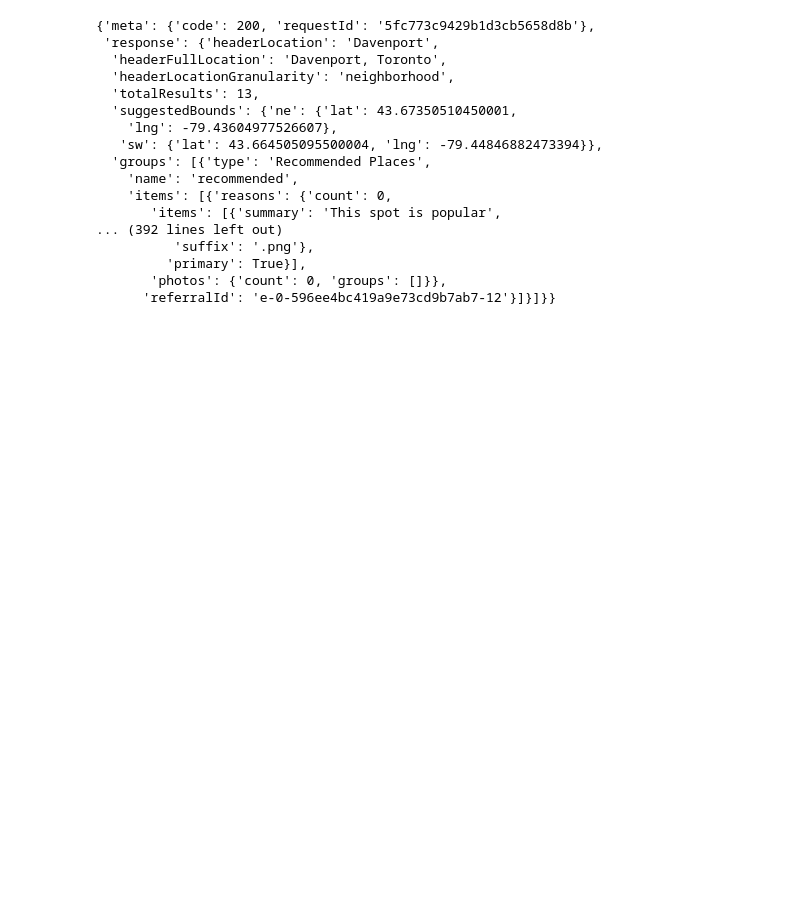
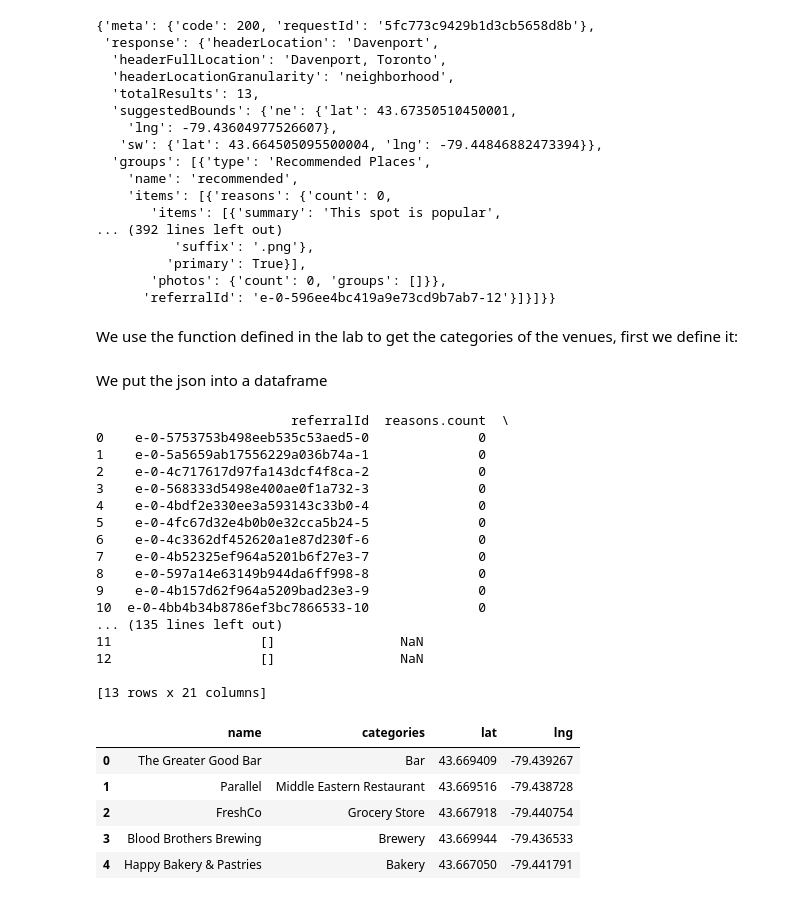
Before and after one commit to amitroy2006/Capstone-Project-Data-Science-Specialization, a Jupyter notebook: Capstone Project Notebook IBM .ipynb, the cells around one changed output. Saved outputs shown, nothing was run; the diff lists cells and outputs as text; code cells hidden in the pictures; blank space fills up the shorter version.

```diff
--- a/Capstone Project Notebook IBM .ipynb
+++ b/Capstone Project Notebook IBM .ipynb
@@ -552,3 +552,59 @@ results
          'primary': True}],
        'photos': {'count': 0, 'groups': []}},
       'referralId': 'e-0-596ee4bc419a9e73cd9b7ab7-12'}]}]}}
+# %% [markdown]
+We use the function defined in the lab to get the categories of the venues, first we define it:
+# %%
+# function that extracts the category of the venue
+def get_category_type(row):
+    try:
+        categories_list = row['categories']
+    except:
+        categories_list = row['venue.categories']
+
+    if len(categories_list) == 0:
+        return None
+    else:
+        return categories_list[0]['name']
+# %% [markdown]
+We put the json into a dataframe
+# %%
+venues = results['response']['groups'][0]['items']
+
+nearby_venues = json_normalize(venues) # flatten JSON
+print(nearby_venues)
+# filter columns
+filtered_columns = ['venue.name', 'venue.categories', 'venue.location.lat', 'venue.location.lng']
+nearby_venues =nearby_venues.loc[:, filtered_columns]
+
+# filter the category for each row
+nearby_venues['venue.categories'] = nearby_venues.apply(get_category_type, axis=1)
+
+# clean columns
+nearby_venues.columns = [col.split(".")[-1] for col in nearby_venues.columns]
+
+nearby_venues.head()
+# %% [output]
+                         referralId  reasons.count  \
+0    e-0-5753753b498eeb535c53aed5-0              0
+1    e-0-5a5659ab17556229a036b74a-1              0
+2    e-0-4c717617d97fa143dcf4f8ca-2              0
+3    e-0-568333d5498e400ae0f1a732-3              0
+4    e-0-4bdf2e330ee3a593143c33b0-4              0
+5    e-0-4fc67d32e4b0b0e32cca5b24-5              0
+6    e-0-4c3362df452620a1e87d230f-6              0
+7    e-0-4b52325ef964a5201b6f27e3-7              0
+8    e-0-597a14e63149b944da6ff998-8              0
+9    e-0-4b157d62f964a5209bad23e3-9              0
+10  e-0-4bb4b34b8786ef3bc7866533-10              0
+... (135 lines left out)
+11                   []                NaN
+12                   []                NaN
+
+[13 rows x 21 columns]
+|  | name | categories | lat | lng |
+| 0 | The Greater Good Bar | Bar | 43.669409 | -79.439267 |
+| 1 | Parallel | Middle Eastern Restaurant | 43.669516 | -79.438728 |
+| 2 | FreshCo | Grocery Store | 43.667918 | -79.440754 |
+| 3 | Blood Brothers Brewing | Brewery | 43.669944 | -79.436533 |
+| 4 | Happy Bakery & Pastries | Bakery | 43.667050 | -79.441791 |
```
